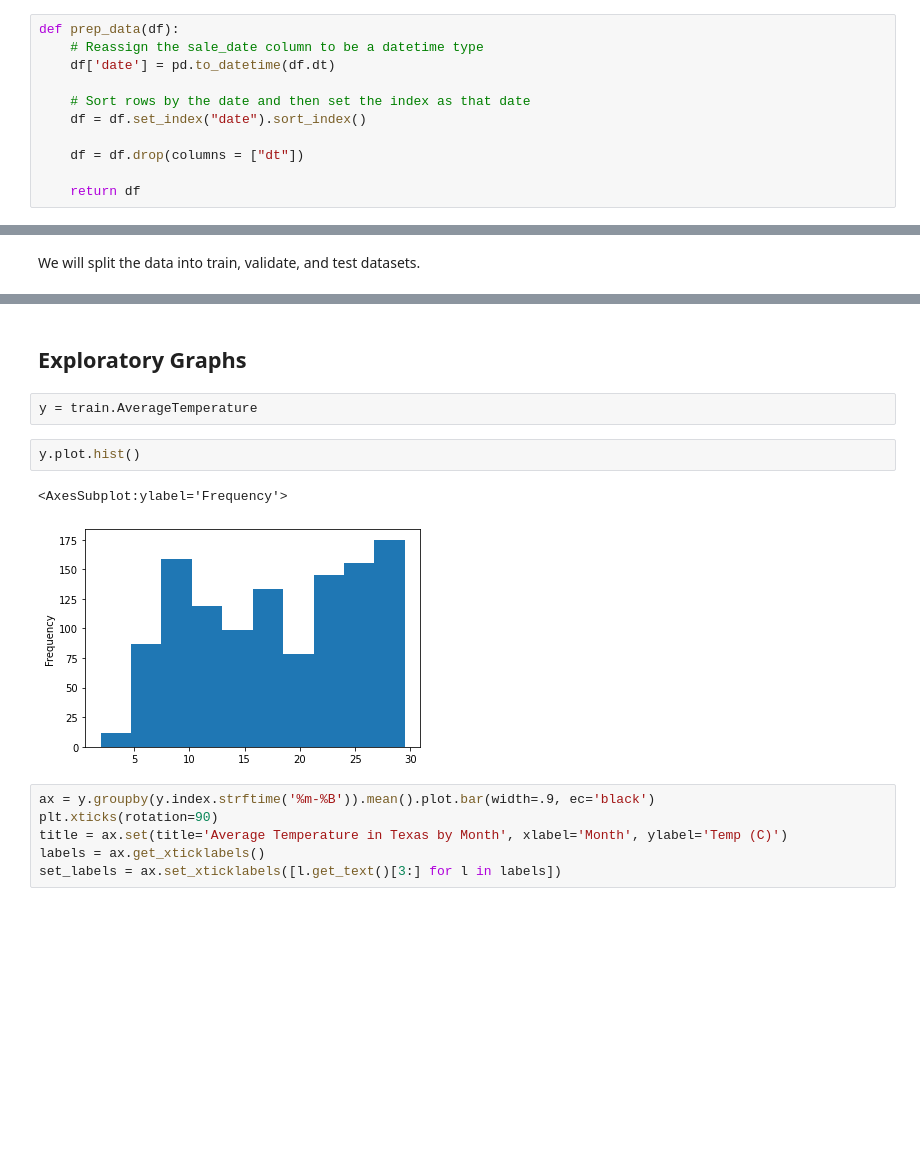
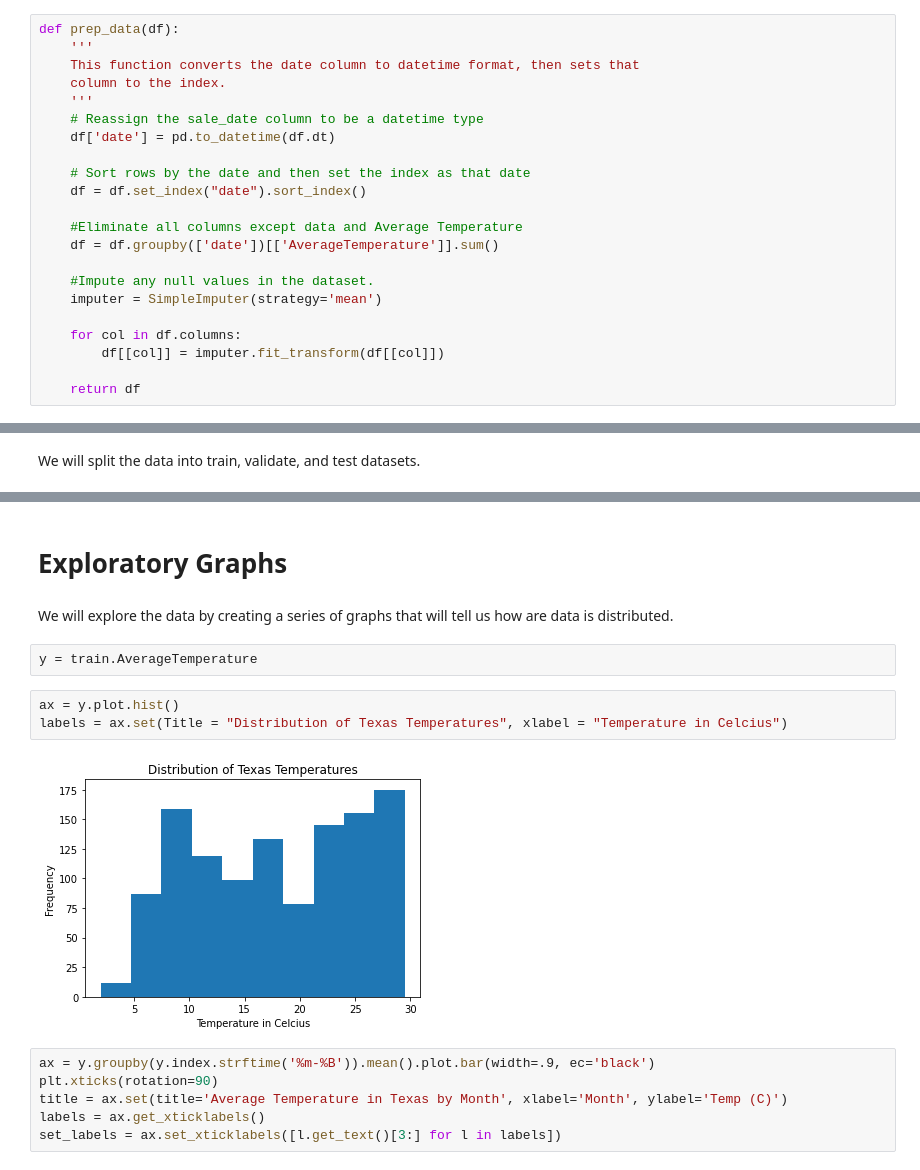
Before and after one commit to malachi-hale/time-series-exercises, a Jupyter notebook: Mini_Project.ipynb, the cells around one changed output, grey strips where cells are left out. Cells and saved outputs as stored; diff of their text form; blank space fills up the shorter version.

```diff
--- a/Mini_Project.ipynb
+++ b/Mini_Project.ipynb
@@ -67,12 +126,23 @@ We will prepare the data by converting our date column to datetime
 # %%
 def prep_data(df):
+    '''
+    This function converts the date column to datetime format, then sets that
+    column to the index.
+    '''
     # Reassign the sale_date column to be a datetime type
     df['date'] = pd.to_datetime(df.dt)
 
     # Sort rows by the date and then set the index as that date
     df = df.set_index("date").sort_index()
 
-    df = df.drop(columns = ["dt"])
+    #Eliminate all columns except data and Average Temperature
+    df = df.groupby(['date'])[['AverageTemperature']].sum()
+
+    #Impute any null values in the dataset.
+    imputer = SimpleImputer(strategy='mean')
+
+    for col in df.columns:
+        df[[col]] = imputer.fit_transform(df[[col]])
 
     return df
 # %%
@@ -148,12 +208,14 @@ for col in train.columns:
 # %% [markdown]
-## Exploratory Graphs
+# Exploratory Graphs
+# %% [markdown]
+We will explore the data by creating a series of graphs that will tell us how are data is distributed.
 # %%
 y = train.AverageTemperature
 # %%
-y.plot.hist()
+ax = y.plot.hist()
+labels = ax.set(Title = "Distribution of Texas Temperatures", xlabel = "Temperature in Celcius")
 # %% [output]
-<AxesSubplot:ylabel='Frequency'>
-[figure, old version]
+[figure, new version]
 # %%
 ax = y.groupby(y.index.strftime('%m-%B')).mean().plot.bar(width=.9, ec='black')
 plt.xticks(rotation=90)
```
Also changed, not shown: parts of 74 cells of this notebook.
